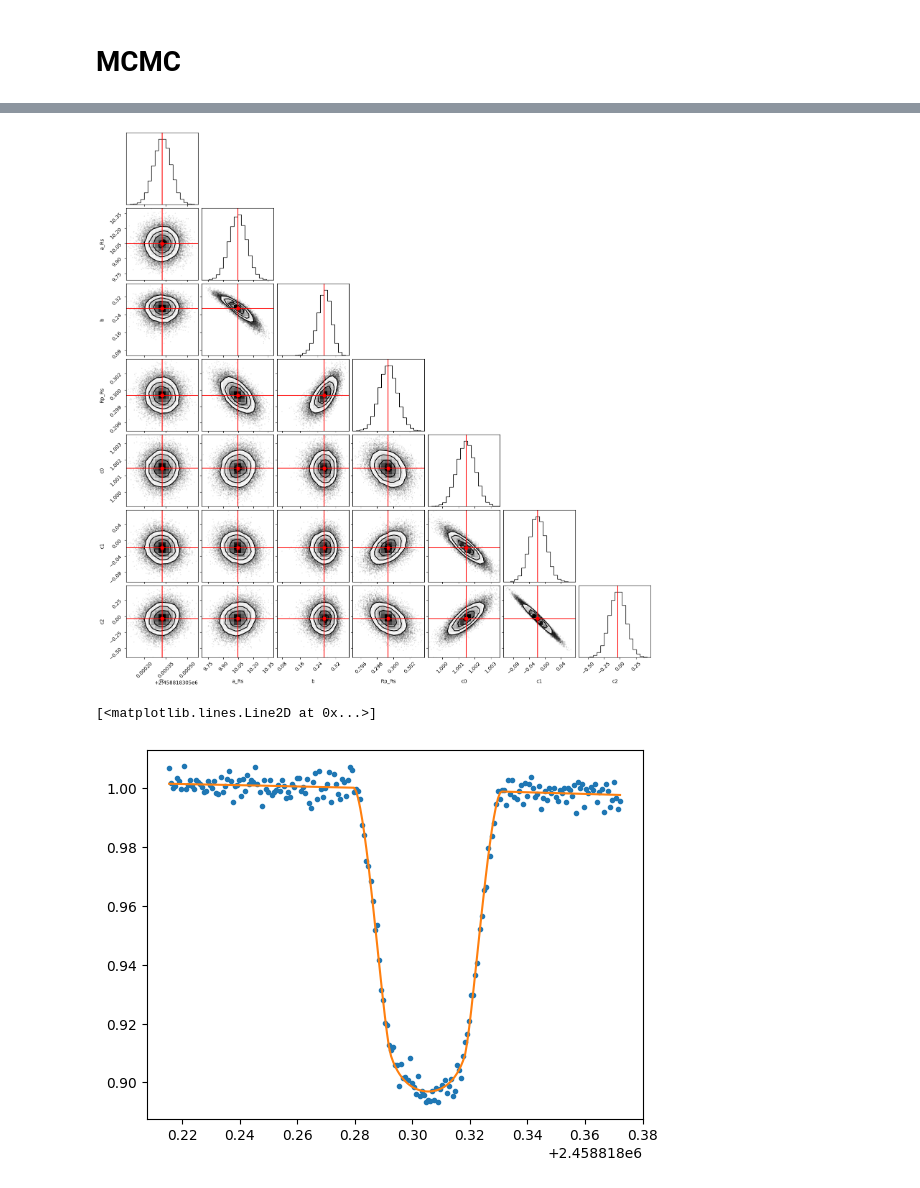
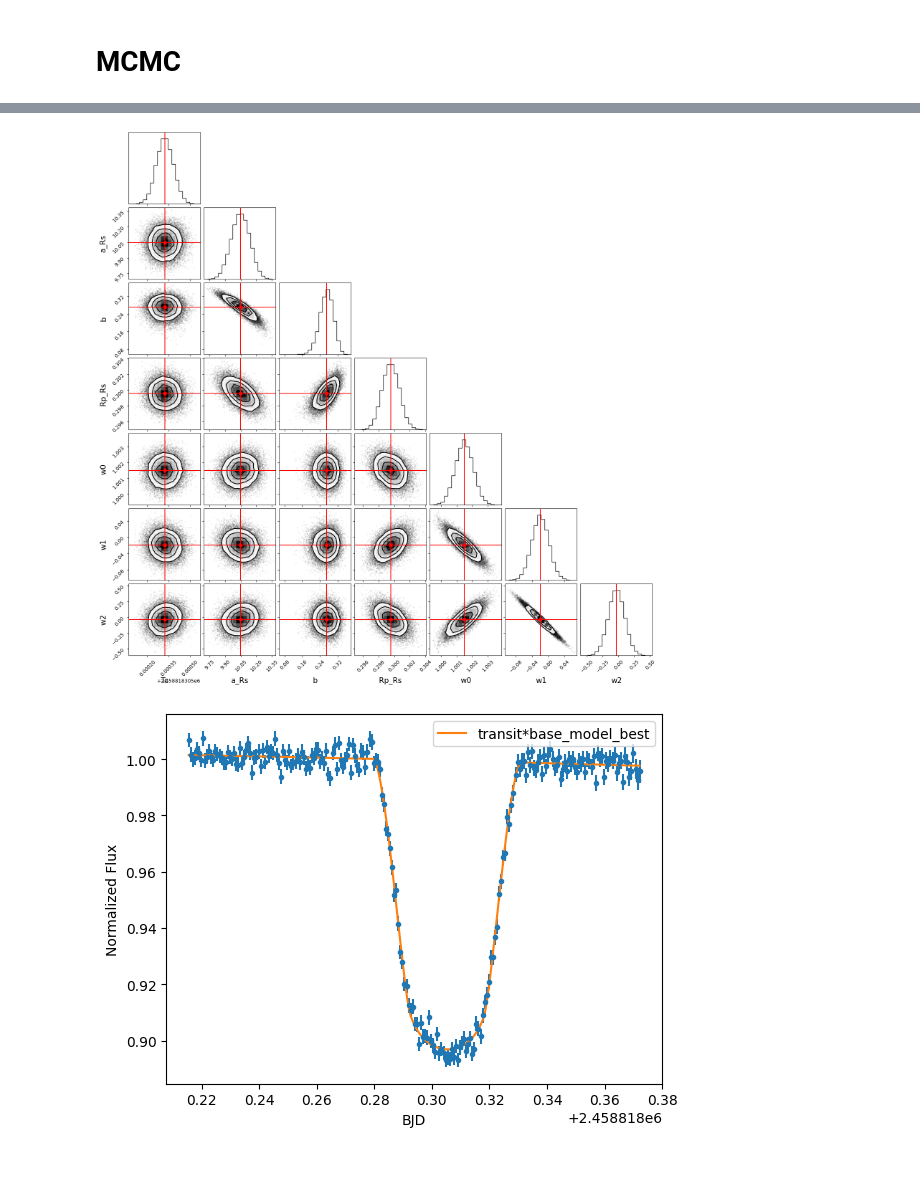
Before and after one commit to Mayuko-Mori/Transit_tutorial, a Jupyter notebook: Tutorial_1_single_transit_TOI519.ipynb, the cells around one changed output, grey strips where cells are left out. Cells and saved outputs as stored; diff of their text form; code cells hidden in the pictures.

```diff
--- a/Tutorial_1_single_transit_TOI519.ipynb
+++ b/Tutorial_1_single_transit_TOI519.ipynb
@@ -137,0 +112,4 @@ pl.plot(time, transit_model_pr * sys_model_pr)
+# %%
+def base_model(base_params, t):
+    w0, w1, w2 = base_params
+    return  [w0]*len(t) + w1*(t-t[0])+ w2*(t-t[0])**2
@@ -150,13 +133,13 @@ params_name
+# %%
+params_full_pr = transit_params_pr + base_params_pr
+params_name = 'Tc,a_Rs,b,Rp_Rs,w0,w1,w2'.split(',')
+#params_full_pr
 # %% [markdown]
 # fitting
 # %%
 from scipy import stats
 
-def loglike(flux,err,model):
-    residual = flux - model
-    return -0.5 * np.sum((residual/err)**2)
-
-def logprior(params_full, time):
+def logprior(params_full, time): #log-prior
 
     transit_params=params_full[:4]
     Tc, a, b, k = transit_params
@@ -176,15 +159,17 @@ def logprior(params_full, time):
 
     return lp
 
-def logprob(params_full, u1, u2, time, flux, err):  #log posterior probability
+def loglike(flux,err,model): #log-likelihood
+    residual = flux - model
+    return -0.5 * np.sum((residual/err)**2)
+
+def logprob(params_full, u1, u2, time, flux, err):  #log-posterior probability
 
     transit_params=params_full[:4]
-    Tc, a, b, k = transit_params
-    sys_params=params_full[4:]
-    c0, c1, c2 = sys_params
+    base_params=params_full[4:]
 
     tm = transit_model(transit_params, P_pr.n, u1,u2, time)
-    sm = sys_model(sys_params,time)
+    sm = base_model(base_params,time)
 
     ll = loglike(flux, err, tm*sm)
     lp = logprior(params_full, time)
@@ -275,5 +230,5 @@ samples = sampler.get_chain(discard=0, thin=1)
 # %%
-fig, ax = pl.subplots(ndim, 1, figsize=(10*1.2,ndim*1.2))
+f, ax = pl.subplots(ndim, 1, figsize=(10*1.2,ndim*1.2))
 
 for i in range(ndim):
     ax[i].plot(samples[:, :, i], color='k', alpha=0.1)
@@ -286,4 +241,6 @@ for i in range(ndim):
 
     pl.setp(ax[i].get_yticklabels(), fontsize=18)
     ax[i].set_ylabel(params_name[i],fontsize=20)
+
+#f.savefig('output/TOI519_chain.png')
 # %% [output]
@@ -303,36 +260,42 @@ for i in range(ndim):
 # %%
 import corner
 
-indx=18
-figure = corner.corner(flat_samples, fontsize=10, labels=params_name)
-value2 = best_params
+f = corner.corner(flat_samples, labels=params_name, label_kwargs=dict(fontsize=15))
 
 # Extract the axes
-axes = np.array(figure.axes).reshape((ndim, ndim))
+axes = np.array(f.axes).reshape((ndim, ndim))
 
 # Loop over the diagonal
 for i in range(ndim):
     ax = axes[i, i]
-    ax.axvline(value2[i], color="r")
+    ax.axvline(best_params[i], color="r")
 
 # Loop over the histograms
 for yi in range(ndim):
     for xi in range(yi):
         ax = axes[yi, xi]
-        ax.axvline(value2[xi], color="r")
-        ax.axhline(value2[yi], color="r")
-        ax.plot(value2[xi], value2[yi], "sr")
+        ax.axvline(best_params[xi], color="r")
+        ax.axhline(best_params[yi], color="r")
+        ax.plot(best_params[xi], best_params[yi], "sr")
+
+#f.savefig('output/TOI519_corner.png')
 # %% [output]
-[figure, old version]
+[figure, new version]
 # %%
 transit_params_best=best_params[:4]
-sys_params_best=best_params[4:]
+base_params_best=best_params[4:]
 
 transit_model_best=transit_model(transit_params_best, P_pr.n, u1, u2, time)
-sys_model_best = sys_model(sys_params_best,time)
+base_model_best = base_model(base_params_best,time)
 
-pl.plot(time,flux,'.')
-pl.plot(time, sys_model_best * transit_model_best)
+f=pl.figure()
+
+pl.errorbar(time,flux,err, fmt='.')
+pl.plot(time, transit_model_best * base_model_best, label='transit*base_model_best')
+
+pl.xlabel('BJD')
+pl.ylabel('Normalized Flux')
+pl.legend()
+f.savefig('output/TOI519_transit_base_best.png')
 # %% [output]
-[<matplotlib.lines.Line2D at 0x...>]
-[figure, old version]
+[figure, new version]
```
Also changed, not shown: parts of 23 cells of this notebook, 12 other files.
